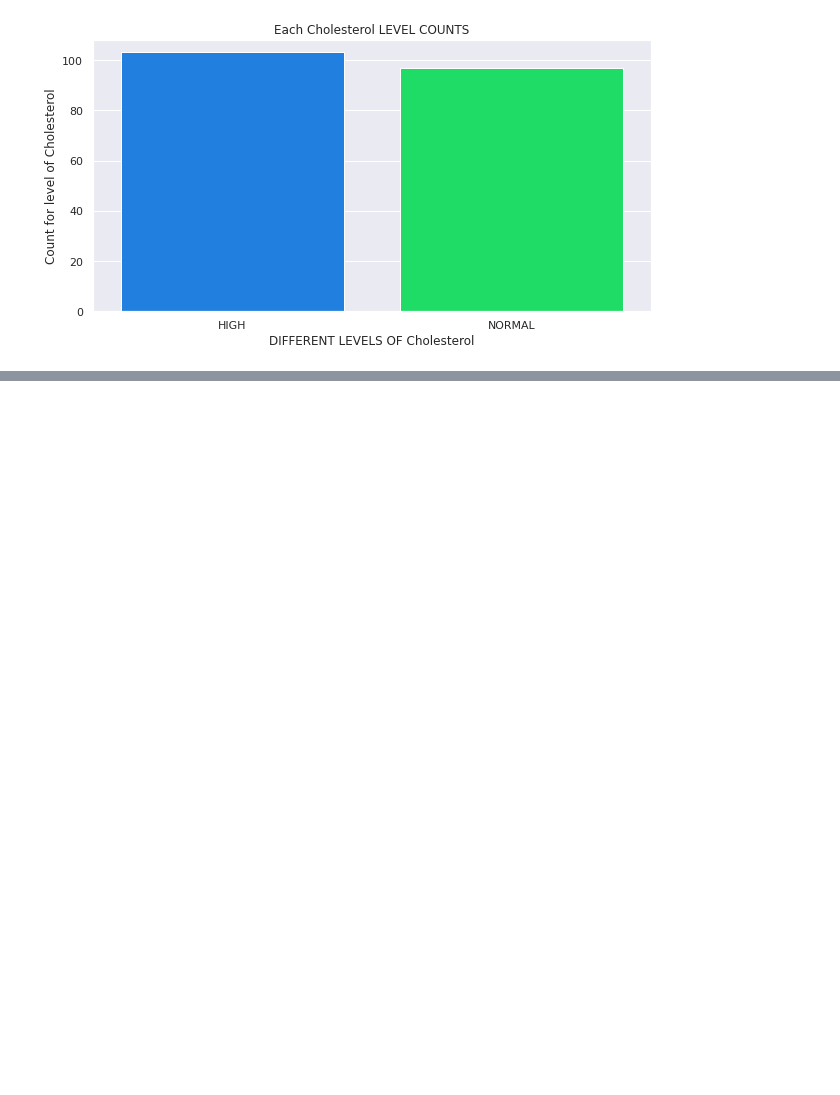
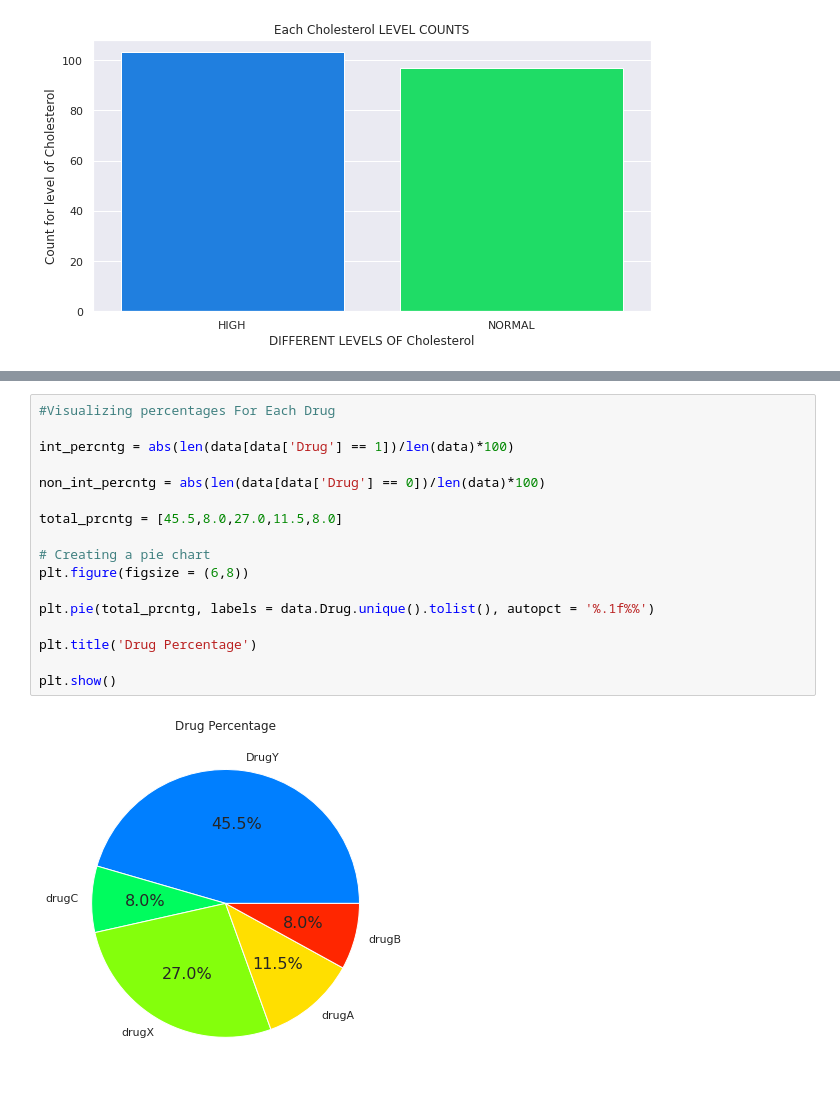
Before and after one commit to dsankush/Drug-Analysis, a Jupyter notebook: Drug_Analysis.ipynb, the cells around one changed output, grey strips where cells are left out. Drawn from its saved outputs; the diff is of its cells as text; blank space fills up the shorter version.

```diff
--- a/Drug_Analysis.ipynb
+++ b/Drug_Analysis.ipynb
@@ -368,0 +410,19 @@ plt.show()
+# %%
+#Visualizing percentages For Each Drug
+
+int_percntg = abs(len(data[data['Drug'] == 1])/len(data)*100)
+
+non_int_percntg = abs(len(data[data['Drug'] == 0])/len(data)*100)
+
+total_prcntg = [45.5,8.0,27.0,11.5,8.0]
+
+# Creating a pie chart
+plt.figure(figsize = (6,8))
+
+plt.pie(total_prcntg, labels = data.Drug.unique().tolist(), autopct = '%.1f%%')
+
+plt.title('Drug Percentage')
+
+plt.show()
+# %% [output]
+[figure, added]
```
Also changed, not shown: parts of 61 cells of this notebook.
